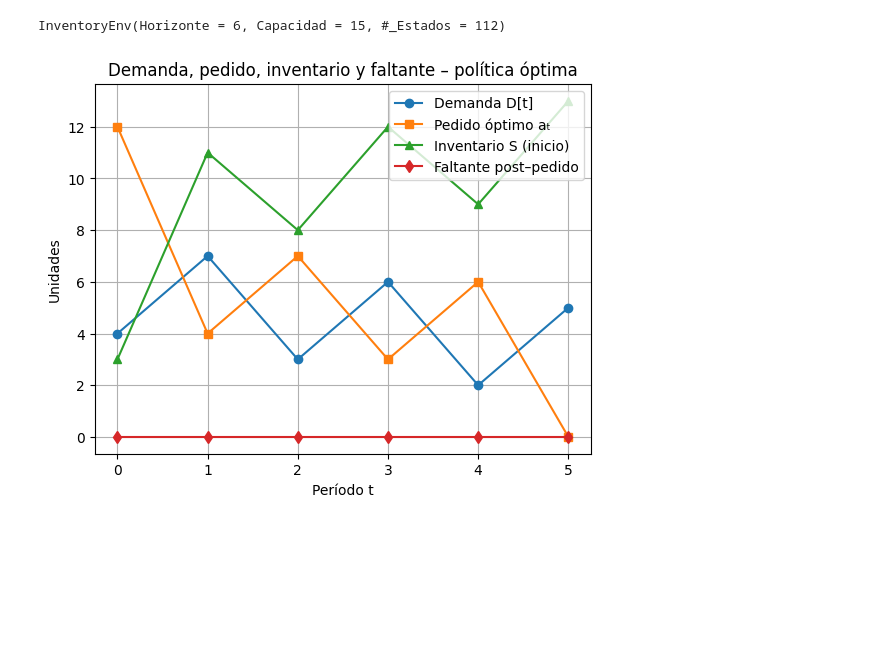
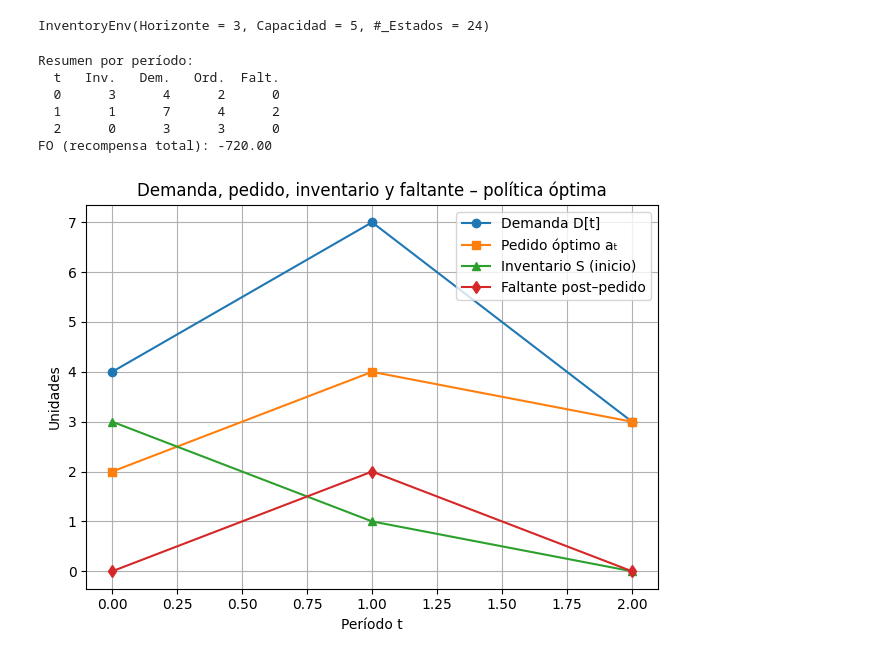
Before and after one commit to Asistencia-Optimizacion/Material_Reforma, a Jupyter notebook: Inventory/Inventory_DP.ipynb, the cells around one changed output. Cells and saved outputs as stored; diff of their text form; code cells hidden in the pictures; blank space fills up the shorter version.

Commit message:
Visual and Report Done

```diff
--- a/Inventory/Inventory_DP.ipynb
+++ b/Inventory/Inventory_DP.ipynb
@@ -10,55 +20,25 @@ from value_iteration import value_iteration
 # %%
 # 1. Definimos la demanda determinística para n períodos
-demand = [4, 7, 3, 6, 2, 5]
+demand = [4, 7, 3]
 
 # 2. Fijamos los parámetros del almacén
-capacity         = 15           # Capacidad máxima (unidades)
+capacity         = 5           # Capacidad máxima (unidades)
 start_inventory  = 3            # Inventario inicial
 
 # 3. Creamos la instancia
 env = InventoryEnv(demand, capacity, start_inventory)
 print(env)
 # %% [output]
-InventoryEnv(Horizonte = 6, Capacidad = 15, #_Estados = 112)
+InventoryEnv(Horizonte = 3, Capacidad = 5, #_Estados = 24)
 # %%
 opt_policy, V_opt = value_iteration(env)
 # %%
-import matplotlib.pyplot as plt
-
-# ---------------- Simular trayectoria completa -----------------------------
-t, S = 0, env.start_inv
-
-ts, demand_t, orders_t, invent_t, shortage_t = [], [], [], [], []
-
-while t < env.n:
-    ts.append(t)
-    invent_t.append(S)
-
-    d = env.D[t]
-    demand_t.append(d)
-
-    # Acción óptima (si falta, pedimos 0 para no fallar)
-    a = opt_policy.get((t, S), 0)
-    orders_t.append(a)
-
-    # Shortage después de satisfacer con S+a
-    shortage_t.append(max(0, d - (S + a)))
-
-    # Avanzar un paso
-    (t, S), _ = env.sim_step((t, S), a)
-
-# ------------------- Única gráfica con las 4 series ------------------------
-plt.figure()
-plt.plot(ts, demand_t, marker='o', label='Demanda D[t]')
-plt.plot(ts, orders_t, marker='s', label='Pedido óptimo aₜ')
-plt.plot(ts, invent_t, marker='^', label='Inventario S (inicio)')
-plt.plot(ts, shortage_t, marker='d', label='Faltante post–pedido')
-
-plt.title("Demanda, pedido, inventario y faltante – política óptima")
-plt.xlabel("Período t")
-plt.ylabel("Unidades")
-plt.legend()
-plt.grid(True)
-plt.show()
+env.report_from_policy(opt_policy)
 # %% [output]
+Resumen por período:
+  t   Inv.   Dem.   Ord.  Falt.
+  0      3      4      2      0
+  1      1      7      4      2
+  2      0      3      3      0
+FO (recompensa total): -720.00
-[figure, old version]
+[figure, new version]
```
Also changed, not shown: parts of 3 cells of this notebook, 5 other files.
